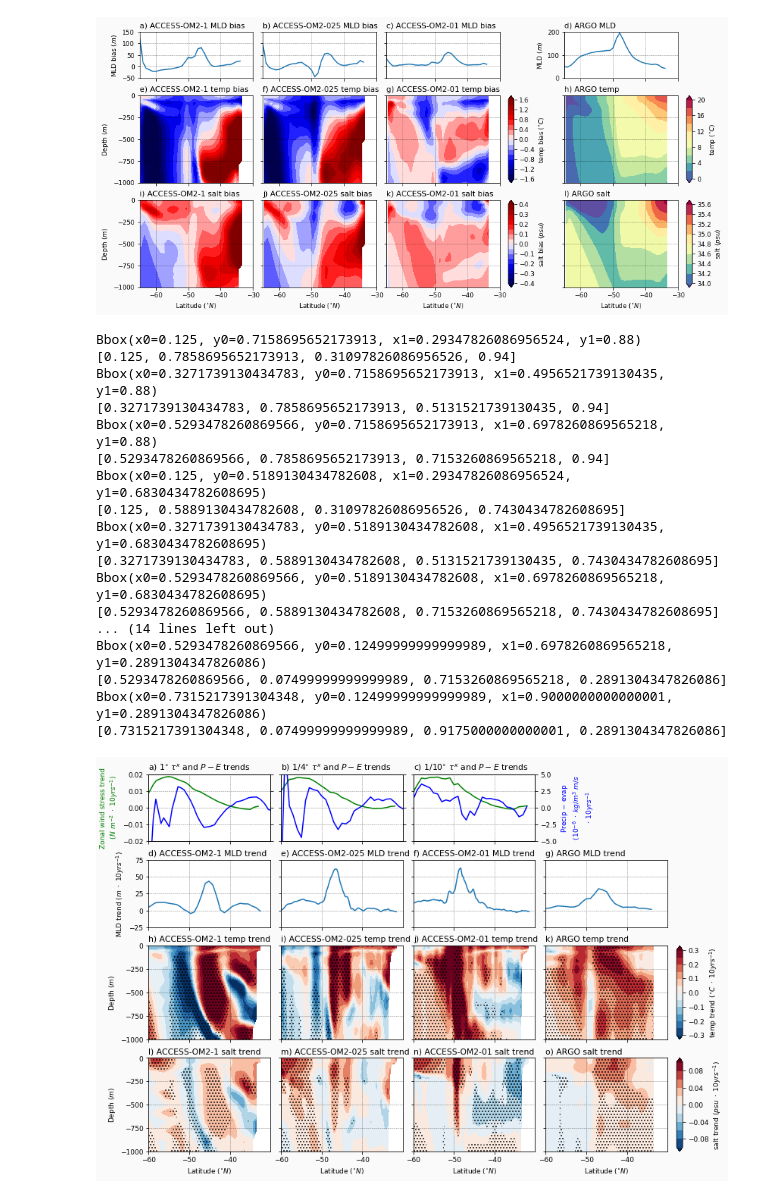
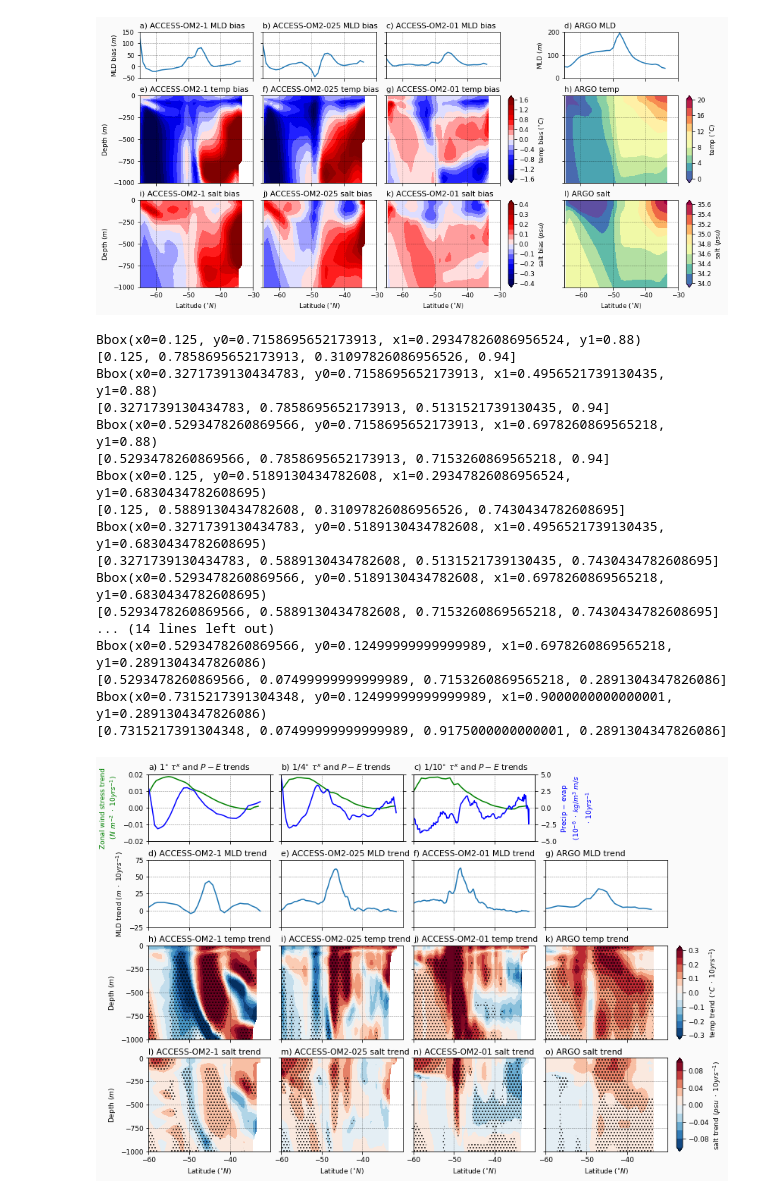
Before and after one commit to ERDuran/Australian-waters-diagnostics, a Jupyter notebook: scripts/p57_plot_MLD_zonal_meridional_sections.ipynb, the cells around one changed output. Drawn from its saved outputs; the diff is of its cells as text; code cells hidden in the pictures.

```diff
--- a/scripts/p57_plot_MLD_zonal_meridional_sections.ipynb
+++ b/scripts/p57_plot_MLD_zonal_meridional_sections.ipynb
@@ -1057,8 +943,8 @@ print(pos_plot)
 data = tau_x_z0_1_slope_mod.sel(yu_ocean=slice(latS,latN)).sel(xu_ocean=slice(lonW,lonE)).mean('xu_ocean')
 plot = ax.plot(data.yu_ocean, data, 'g-')
 ax2 = ax.twinx()
-data = -pme_river_z0_1_slope_mod.sel(yt_ocean=slice(latS,latN)).sel(xt_ocean=slice(lonW,lonE)).mean('xt_ocean')*10**6
-plot = ax2.plot(data.yt_ocean+5, data, 'b-')
+data = pme_river_1_mod_slope.sel(yt_ocean=slice(latS,latN)).sel(xt_ocean=slice(lonW,lonE)).mean('xt_ocean')*10**6
+plot = ax2.plot(data.yt_ocean, data, 'b-')
 ax.set_ylim([-0.02, 0.02])
 ax2.set_ylim([-5, 5])
 ax.set_position(bbox(pos_plot))
@@ -1086,8 +972,8 @@ print(pos_plot)
 data = tau_x_z0_025_slope_mod.sel(yu_ocean=slice(latS,latN)).sel(xu_ocean=slice(lonW,lonE)).mean('xu_ocean')
 plot = ax.plot(data.yu_ocean, data, 'g-')
 ax2 = ax.twinx()
-data = -pme_river_z0_025_slope_mod.sel(yt_ocean=slice(latS,latN)).sel(xt_ocean=slice(lonW,lonE)).mean('xt_ocean')*10**6
-plot = ax2.plot(data.yt_ocean+5, data, 'b-')
+data = pme_river_025_mod_slope.sel(yt_ocean=slice(latS,latN)).sel(xt_ocean=slice(lonW,lonE)).mean('xt_ocean')*10**6
+plot = ax2.plot(data.yt_ocean, data, 'b-')
 # ax.set_yticks(color='g')
 # ax2.set_yticks(color='b')
 ax.set_ylim([-0.02, 0.02])
@@ -1119,7 +1005,7 @@ print(pos_plot)
 data = tau_x_z0_01_slope_mod.sel(yu_ocean=slice(latS,latN)).sel(xu_ocean=slice(lonW,lonE)).mean('xu_ocean')
 plot = ax.plot(data.yu_ocean, data, 'g-')
 ax2 = ax.twinx()
-data = -pme_river_z0_01_slope_mod.sel(yt_ocean=slice(latS,latN)).sel(xt_ocean=slice(lonW,lonE)).mean('xt_ocean')*10**6
+data = pme_river_01_mod_slope.sel(yt_ocean=slice(latS,latN)).sel(xt_ocean=slice(lonW,lonE)).mean('xt_ocean')*10**6
 plot = ax2.plot(data.yt_ocean, data, 'b-')
 # ax.set_yticks(color='g')
 # ax2.set_yticks(color='b')
@@ -1485,31 +1371,31 @@ ax.set_yticklabels('')
 ax.grid(linewidth=0.5, color='black', alpha=0.5, linestyle='--')
 axins = inset_axes(ax,
                    width="5%",  # width = 5% of parent_bbox width
                    height="100%",  # height : 50%
                    loc='lower left',
                    bbox_to_anchor=(1.075, 0, 1, 1),
                    bbox_transform=ax.transAxes,
                    borderpad=0)
 cbar = plt.colorbar(plot, orientation='vertical',
                     label=r'salt trend ($psu\ \cdot\ 10yrs^{-1}$)', cax=axins)
 
 savefigure('xm128_trend')
 # %% [output]
 Bbox(x0=0.125, y0=0.7158695652173913, x1=0.29347826086956524, y1=0.88)
 [0.125, 0.7858695652173913, 0.31097826086956526, 0.94]
 Bbox(x0=0.3271739130434783, y0=0.7158695652173913, x1=0.4956521739130435, y1=0.88)
 [0.3271739130434783, 0.7858695652173913, 0.5131521739130435, 0.94]
 Bbox(x0=0.5293478260869566, y0=0.7158695652173913, x1=0.6978260869565218, y1=0.88)
 [0.5293478260869566, 0.7858695652173913, 0.7153260869565218, 0.94]
 Bbox(x0=0.125, y0=0.5189130434782608, x1=0.29347826086956524, y1=0.6830434782608695)
 [0.125, 0.5889130434782608, 0.31097826086956526, 0.7430434782608695]
 Bbox(x0=0.3271739130434783, y0=0.5189130434782608, x1=0.4956521739130435, y1=0.6830434782608695)
 [0.3271739130434783, 0.5889130434782608, 0.5131521739130435, 0.7430434782608695]
 Bbox(x0=0.5293478260869566, y0=0.5189130434782608, x1=0.6978260869565218, y1=0.6830434782608695)
 [0.5293478260869566, 0.5889130434782608, 0.7153260869565218, 0.7430434782608695]
 ... (14 lines left out)
 Bbox(x0=0.5293478260869566, y0=0.12499999999999989, x1=0.6978260869565218, y1=0.2891304347826086)
 [0.5293478260869566, 0.07499999999999989, 0.7153260869565218, 0.2891304347826086]
 Bbox(x0=0.7315217391304348, y0=0.12499999999999989, x1=0.9000000000000001, y1=0.2891304347826086)
 [0.7315217391304348, 0.07499999999999989, 0.9175000000000001, 0.2891304347826086]
-[figure, old version]
+[figure, new version]
```
Also changed, not shown: parts of 7 cells of this notebook, 3 other files.
